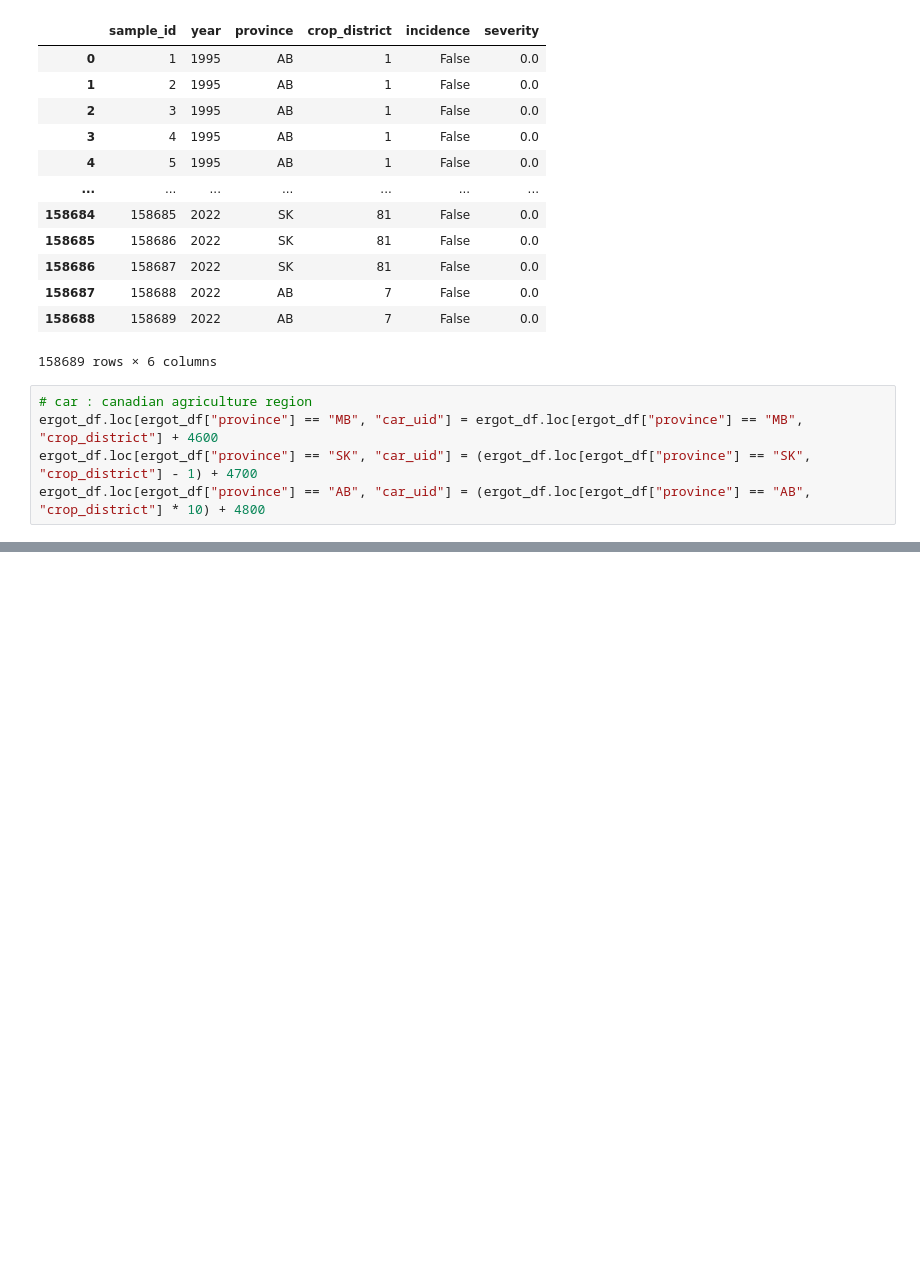
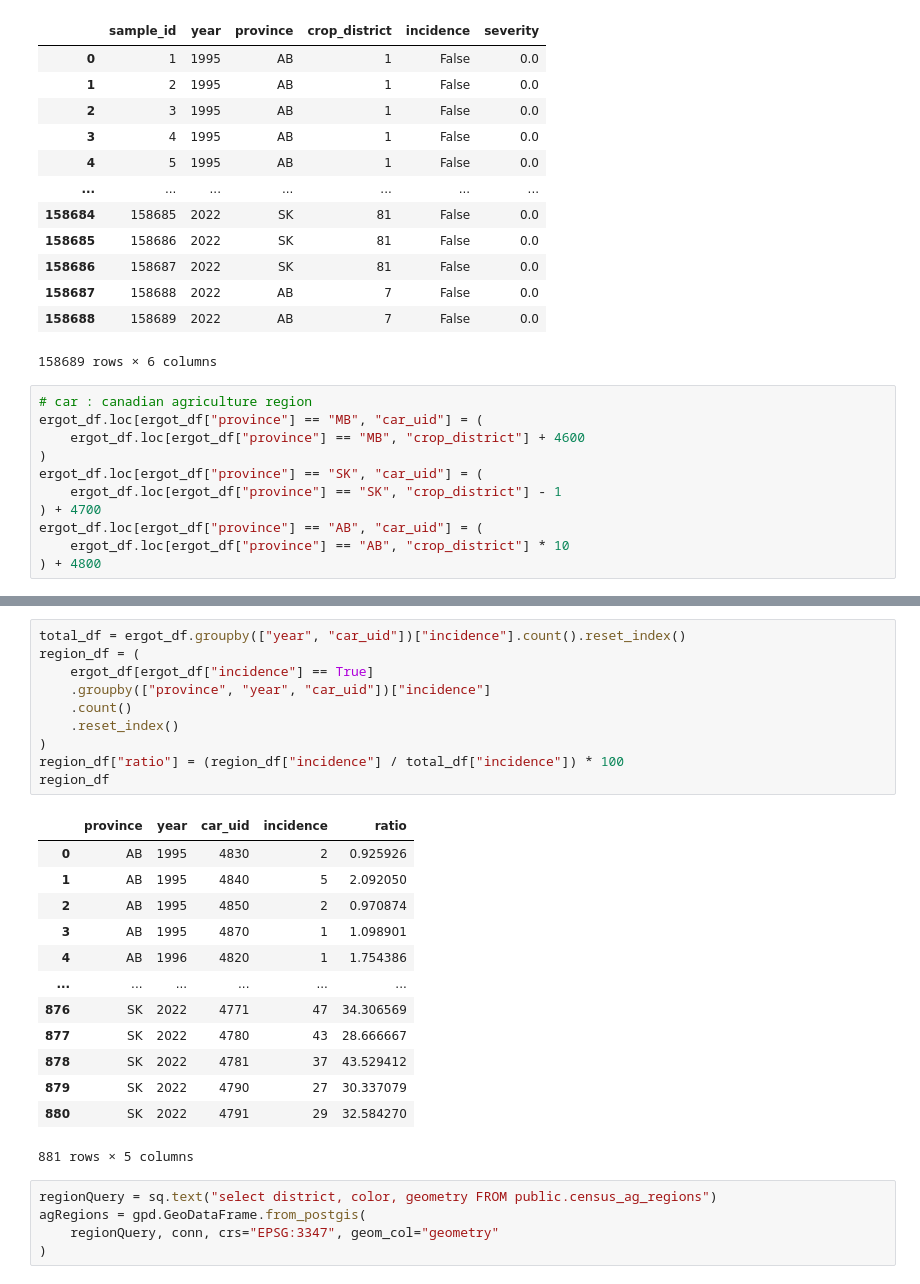
Before and after one commit to ChromaticPanic/CGC_Grain_Outcome_Predictions, a Jupyter notebook: src/Visualization/ergot_visualization.ipynb, the cells around one changed output, grey strips where cells are left out. Cells and saved outputs as stored; diff of their text form; blank space fills up the shorter version.

```diff
--- a/src/Visualization/ergot_visualization.ipynb
+++ b/src/Visualization/ergot_visualization.ipynb
@@ -42,7 +50,13 @@ ergot_df
 158689 rows × 6 columns
 # %%
 # car : canadian agriculture region
-ergot_df.loc[ergot_df["province"] == "MB", "car_uid"] = ergot_df.loc[ergot_df["province"] == "MB", "crop_district"] + 4600
-ergot_df.loc[ergot_df["province"] == "SK", "car_uid"] = (ergot_df.loc[ergot_df["province"] == "SK", "crop_district"] - 1) + 4700
-ergot_df.loc[ergot_df["province"] == "AB", "car_uid"] = (ergot_df.loc[ergot_df["province"] == "AB", "crop_district"] * 10) + 4800
+ergot_df.loc[ergot_df["province"] == "MB", "car_uid"] = (
+    ergot_df.loc[ergot_df["province"] == "MB", "crop_district"] + 4600
+)
+ergot_df.loc[ergot_df["province"] == "SK", "car_uid"] = (
+    ergot_df.loc[ergot_df["province"] == "SK", "crop_district"] - 1
+) + 4700
+ergot_df.loc[ergot_df["province"] == "AB", "car_uid"] = (
+    ergot_df.loc[ergot_df["province"] == "AB", "crop_district"] * 10
+) + 4800
 # %%
@@ -137,3 +180,32 @@ Highest ratio in SK: 0.9819004524886877, in year: 2009
 Lowest ratio in MB: 0.0033482142857142855, in year: 2021
 Lowest ratio in AB: 0.0010495932826029913, in year: 1996
 Lowest ratio in SK: 0.0044662795891022775, in year: 1996
+# %%
+total_df = ergot_df.groupby(["year", "car_uid"])["incidence"].count().reset_index()
+region_df = (
+    ergot_df[ergot_df["incidence"] == True]
+    .groupby(["province", "year", "car_uid"])["incidence"]
+    .count()
+    .reset_index()
+)
+region_df["ratio"] = (region_df["incidence"] / total_df["incidence"]) * 100
+region_df
+# %% [output]
+|  | province | year | car_uid | incidence | ratio |
+| 0 | AB | 1995 | 4830 | 2 | 0.925926 |
+| 1 | AB | 1995 | 4840 | 5 | 2.092050 |
+| 2 | AB | 1995 | 4850 | 2 | 0.970874 |
+| 3 | AB | 1995 | 4870 | 1 | 1.098901 |
+| 4 | AB | 1996 | 4820 | 1 | 1.754386 |
+| ... | ... | ... | ... | ... | ... |
+| 876 | SK | 2022 | 4771 | 47 | 34.306569 |
+| 877 | SK | 2022 | 4780 | 43 | 28.666667 |
+| 878 | SK | 2022 | 4781 | 37 | 43.529412 |
+| 879 | SK | 2022 | 4790 | 27 | 30.337079 |
+| 880 | SK | 2022 | 4791 | 29 | 32.584270 |
+881 rows × 5 columns
+# %%
+regionQuery = sq.text("select district, color, geometry FROM public.census_ag_regions")
+agRegions = gpd.GeoDataFrame.from_postgis(
+    regionQuery, conn, crs="EPSG:3347", geom_col="geometry"
+)
```
Also changed, not shown: parts of 10 cells of this notebook.
